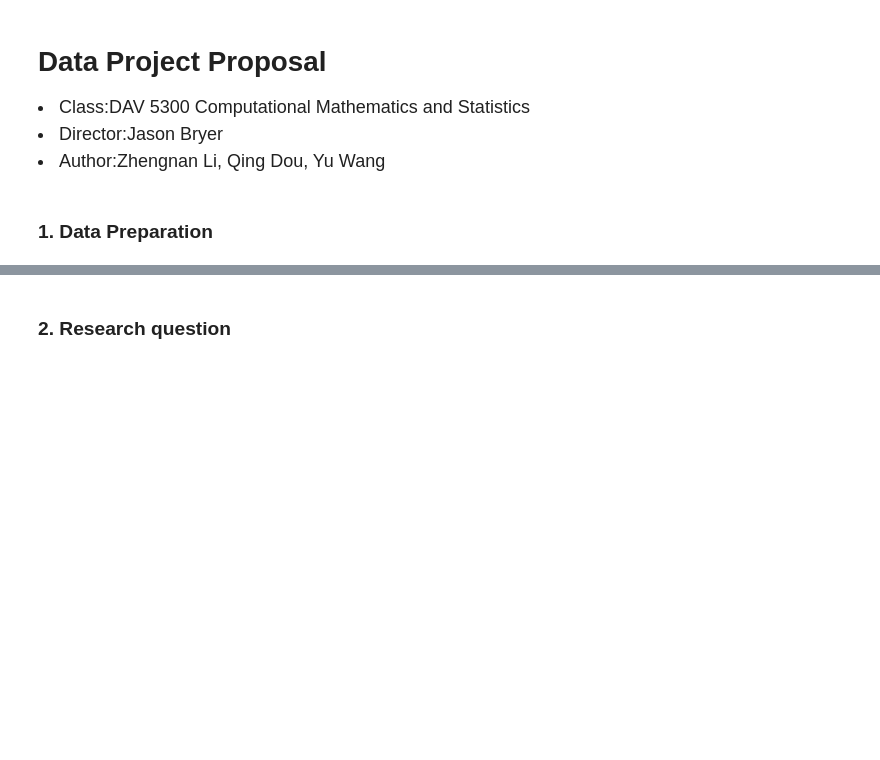
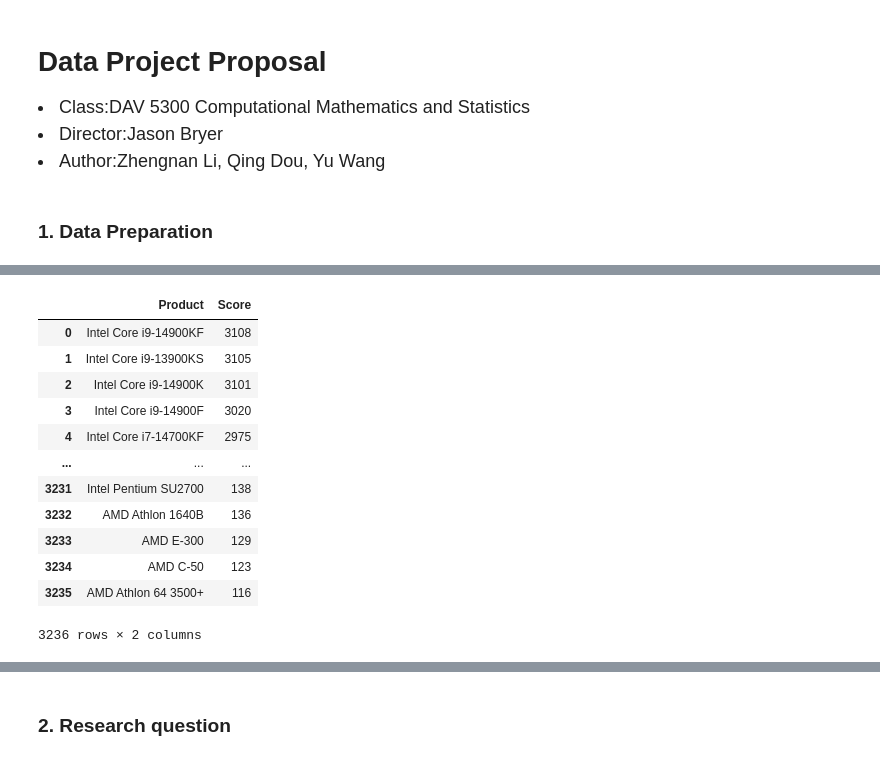
Before and after one commit to Zhengnan817/DAV_5300, a Jupyter notebook: Data_Project/Data_project_proposal.ipynb, the cells around one changed output, grey strips where cells are left out. Drawn from its saved outputs; the diff is of its cells as text; code cells hidden in the pictures; blank space fills up the shorter version.

```diff
--- a/Data_Project/Data_project_proposal.ipynb
+++ b/Data_Project/Data_project_proposal.ipynb
@@ -30,0 +32,17 @@ chips
+# %%
+score = pd.read_csv('https://raw.githubusercontent.com/Zhengnan817/DAV_5300/main/Data_Project/src/score.csv')
+score
+# %% [output]
+|  | Product | Score |
+| 0 | Intel Core i9-14900KF | 3108 |
+| 1 | Intel Core i9-13900KS | 3105 |
+| 2 | Intel Core i9-14900K | 3101 |
+| 3 | Intel Core i9-14900F | 3020 |
+| 4 | Intel Core i7-14700KF | 2975 |
+| ... | ... | ... |
+| 3231 | Intel Pentium SU2700 | 138 |
+| 3232 | AMD Athlon 1640B | 136 |
+| 3233 | AMD E-300 | 129 |
+| 3234 | AMD C-50 | 123 |
+| 3235 | AMD Athlon 64 3500+ | 116 |
+3236 rows × 2 columns
```
Also changed, not shown: parts of 11 cells of this notebook.
